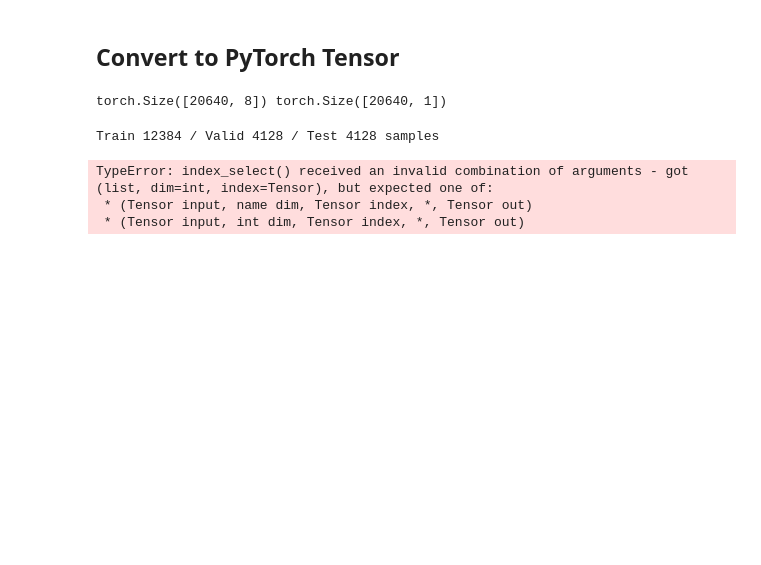
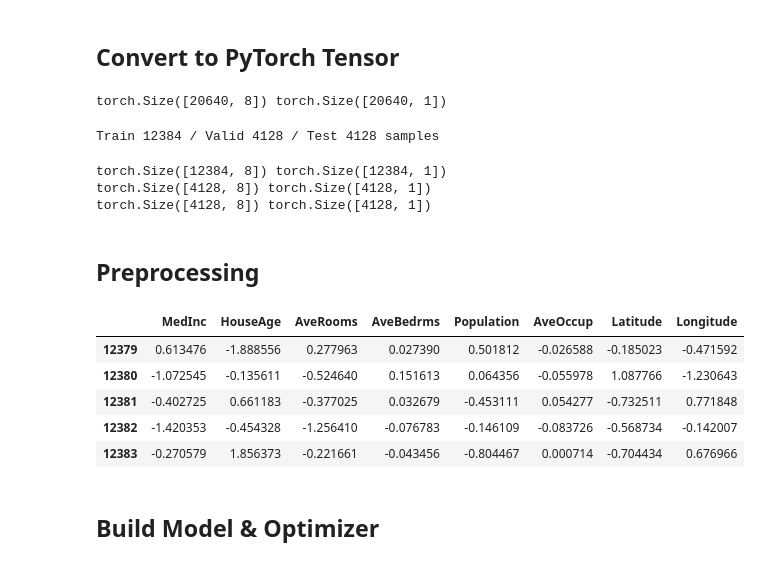
Before and after one commit to OfficialSeonyeong/TIL, a Jupyter notebook: 수료후데이터분석공부/처음부터 시작하는 딥러닝 유치원/Part 13 - 01. split_dataset.ipynb, the cells around one changed output. Cells and saved outputs as stored; diff of their text form; code cells hidden in the pictures; blank space fills up the shorter version.

```diff
--- a/수료후데이터분석공부/처음부터 시작하는 딥러닝 유치원/Part 13 - 01. split_dataset.ipynb
+++ b/수료후데이터분석공부/처음부터 시작하는 딥러닝 유치원/Part 13 - 01. split_dataset.ipynb
@@ -53,7 +53,7 @@ print('Train %d / Valid %d / Test %d samples' % (train_cnt, valid_cnt, test_cnt)
 Train 12384 / Valid 4128 / Test 4128 samples
 # %%
 # Shuffle before split.
-indices = torch.randperm(data.size(0))
+indices = torch.randperm(x.size(0))
 x = torch.index_select(x, dim=0, index=indices)
 y = torch.index_select(y, dim=0, index=indices)
 
@@ -64,6 +64,27 @@ y = y.split(cnts, dim=0)
 for x_i, y_i in zip(x,y):
     print(x_i.size(), y_i.size())
 # %% [output]
-TypeError: index_select() received an invalid combination of arguments - got (list, dim=int, index=Tensor), but expected one of:
- * (Tensor input, name dim, Tensor index, *, Tensor out)
- * (Tensor input, int dim, Tensor index, *, Tensor out)
+torch.Size([12384, 8]) torch.Size([12384, 1])
+torch.Size([4128, 8]) torch.Size([4128, 1])
+torch.Size([4128, 8]) torch.Size([4128, 1])
+# %% [markdown]
+## Preprocessing
+# %%
+scaler = StandardScaler()
+scaler.fit(x[0].numpy()) # train data에만 fit해야 한다!!
+
+x[0] = torch.from_numpy(scaler.transform(x[0].numpy())).float()
+x[1] = torch.from_numpy(scaler.transform(x[1].numpy())).float()
+x[2] = torch.from_numpy(scaler.transform(x[2].numpy())).float()
+
+df = pd.DataFrame(x[0].numpy(), columns=california.feature_names)
+df.tail()
+# %% [output]
+|  | MedInc | HouseAge | AveRooms | AveBedrms | Population | AveOccup | Latitude | Longitude |
+| 12379 | 0.613476 | -1.888556 | 0.277963 | 0.027390 | 0.501812 | -0.026588 | -0.185023 | -0.471592 |
+| 12380 | -1.072545 | -0.135611 | -0.524640 | 0.151613 | 0.064356 | -0.055978 | 1.087766 | -1.230643 |
+| 12381 | -0.402725 | 0.661183 | -0.377025 | 0.032679 | -0.453111 | 0.054277 | -0.732511 | 0.771848 |
+| 12382 | -1.420353 | -0.454328 | -1.256410 | -0.076783 | -0.146109 | -0.083726 | -0.568734 | -0.142007 |
+| 12383 | -0.270579 | 1.856373 | -0.221661 | -0.043456 | -0.804467 | 0.000714 | -0.704434 | 0.676966 |
+# %% [markdown]
+## Build Model & Optimizer
```
Also changed, not shown: parts of 11 cells of this notebook, 6 other files.
